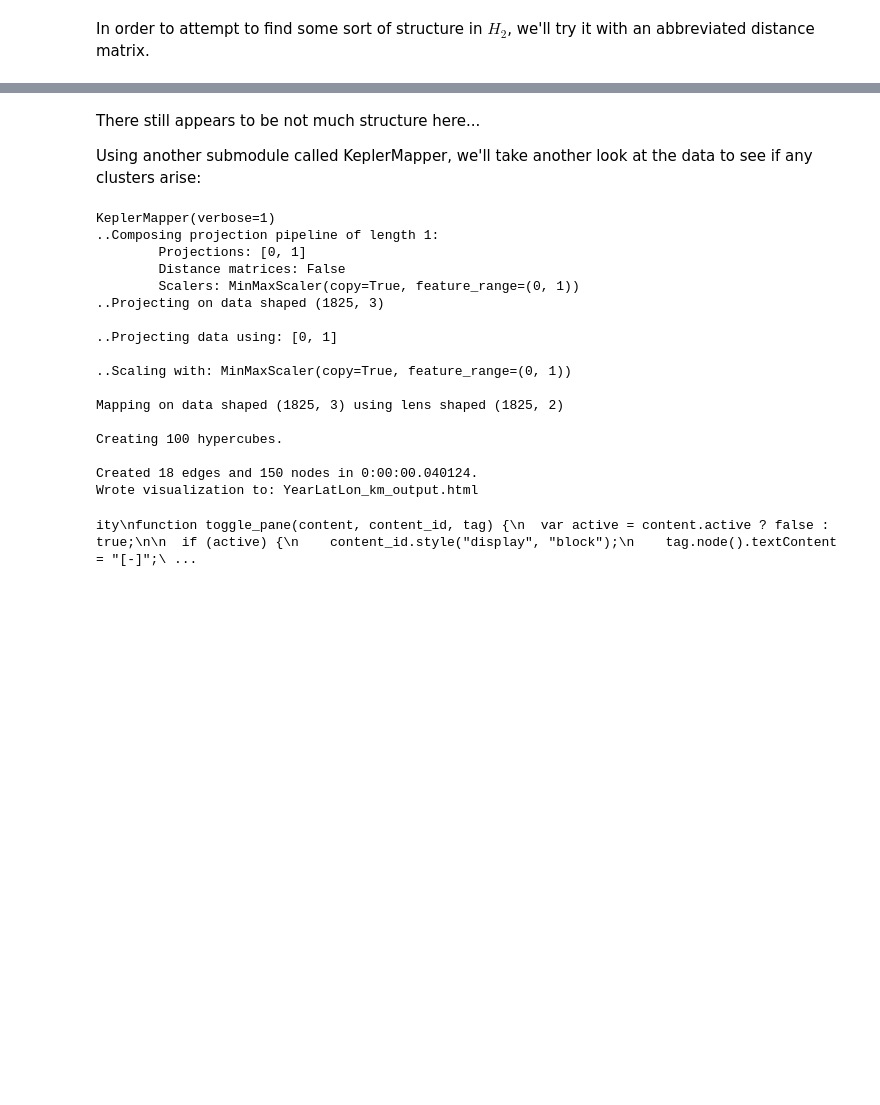
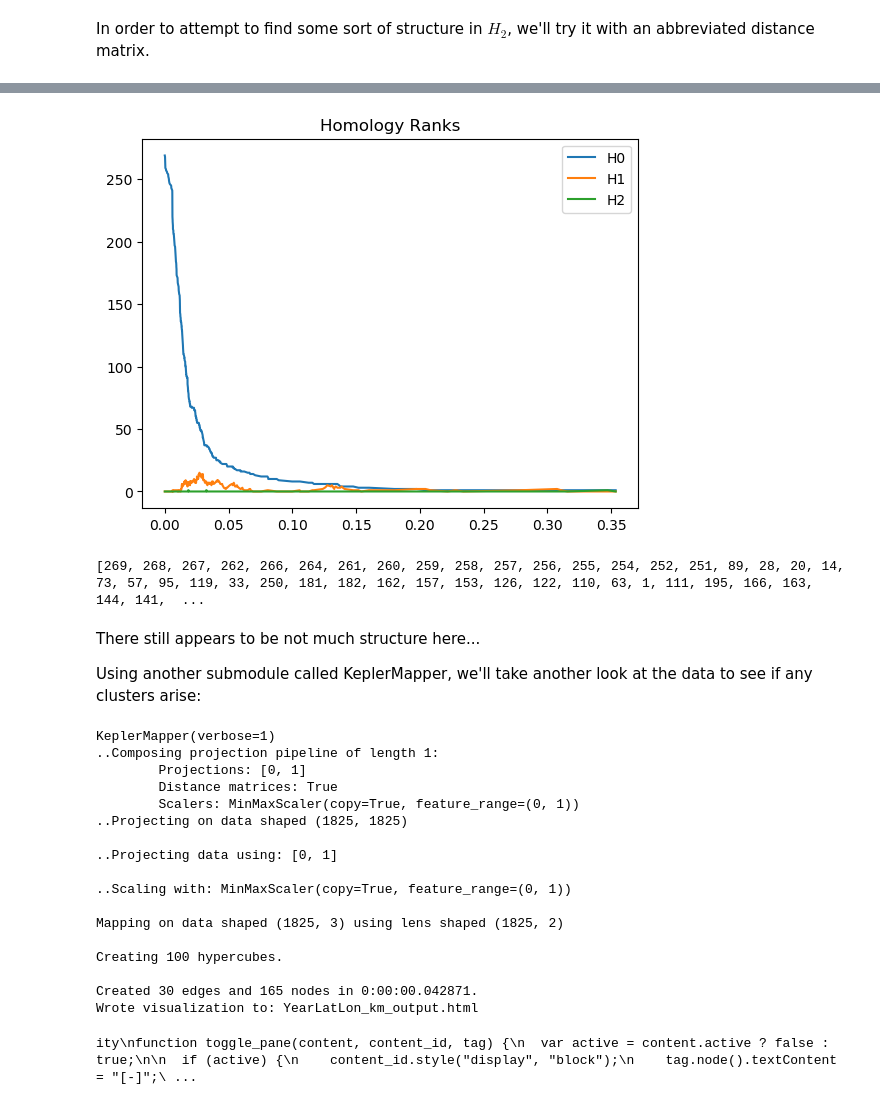
Before and after one commit to BVanDeWater/625.687, a Jupyter notebook: Notebooks/Lat_Lon_Year.ipynb, the cells around one changed output, grey strips where cells are left out. Drawn from its saved outputs; the diff is of its cells as text; code cells hidden in the pictures; blank space fills up the shorter version.

```diff
--- a/Notebooks/Lat_Lon_Year.ipynb
+++ b/Notebooks/Lat_Lon_Year.ipynb
@@ -84,3 +104,45 @@ plot_diagrams(res_sub['dgms'], show=True)
+# %%
+def homology_ranks(dgms, show=True):
+    colors = ['#1f77b4', '#ff7f0e', '#2ca02c']
+    baseline = 0
+    agg = {0:{}}
+    # For each homology in the array from Ripser
+    for dim, homology in enumerate(dgms):
+        # Collect all of the distances for births...
+        dists = {span[0] for span in homology}
+        # ...and deaths...
+        dists = dists.union({span[1] for span in homology if span[1] != 'inf'})
+        # Sort the distances and add to the aggregate dictionary.
+        for d in dists:
+            agg[d] = {}
+
+    for dim, homology in enumerate(dgms):
+        # Count the number of elements alive at distance d
+        count = []
+        for dist in sorted(agg):
+            cnt = len([h for h in homology if h[0] <= dist and dist < h[1]])
+            agg[dist][dim] = cnt
+        # Add the counts to the plot.
+        plt.plot(sorted([d for d in agg]), [agg[d][dim] for d in sorted(agg)],
+                color=colors[dim], label=f"H{dim}")
+    if show:
+        plt.legend()
+        plt.title("Homology Ranks")
+        plt.show()
+
+    # Various other computations:
+    for dist in agg:
+        e_ch = sum([((-1)**dim)*agg[dist][dim] for dim, _ in enumerate(dgms)])
+        agg[dist]['euler_char'] = e_ch
+
+    return agg
+
+
+agg = homology_ranks(res_sub['dgms'])
+print([agg[d]['euler_char'] for d in agg])
+# %% [output]
+[figure, added]
+[269, 268, 267, 262, 266, 264, 261, 260, 259, 258, 257, 256, 255, 254, 252, 251, 89, 28, 20, 14, 73, 57, 95, 119, 33, 250, 181, 182, 162, 157, 153, 126, 122, 110, 63, 1, 111, 195, 166, 163, 144, 141,  ...
 # %% [markdown]
 There still appears to be not much structure here...
 
@@ -88,10 +150,10 @@ Using another submodule called KeplerMapper, we'll take another look at the data
 # %%
 import kmapper as km
 
-subdf_array = np.array(subdf[['year', 'artist_latitude', 'artist_longitude']])
+subdf_array = np.array(df[['year', 'artist_latitude', 'artist_longitude']])
 
 mapper = km.KeplerMapper(verbose=1)
-projected_data = mapper.fit_transform(subdf_array, projection=[0,1])
+projected_data = mapper.fit_transform(dmatrix, distance_matrix=True, projection=[0,1])
 graph = mapper.map(projected_data, subdf_array)
 mapper.visualize(graph, path_html="YearLatLon_km_output.html",
                  title="Year, Latitude, Longitude")
@@ -99,9 +161,9 @@ mapper.visualize(graph, path_html="YearLatLon_km_output.html",
 KeplerMapper(verbose=1)
 ..Composing projection pipeline of length 1:
         Projections: [0, 1]
-        Distance matrices: False
+        Distance matrices: True
         Scalers: MinMaxScaler(copy=True, feature_range=(0, 1))
-..Projecting on data shaped (1825, 3)
+..Projecting on data shaped (1825, 1825)
 
 ..Projecting data using: [0, 1]
 
@@ -111,6 +173,6 @@ Mapping on data shaped (1825, 3) using lens shaped (1825, 2)
 
 Creating 100 hypercubes.
 
-Created 18 edges and 150 nodes in 0:00:00.040124.
+Created 30 edges and 165 nodes in 0:00:00.042871.
 Wrote visualization to: YearLatLon_km_output.html
 ity\nfunction toggle_pane(content, content_id, tag) {\n  var active = content.active ? false : true;\n\n  if (active) {\n    content_id.style("display", "block");\n    tag.node().textContent = "[-]";\ ...
```
Also changed, not shown: parts of 6 cells of this notebook.
